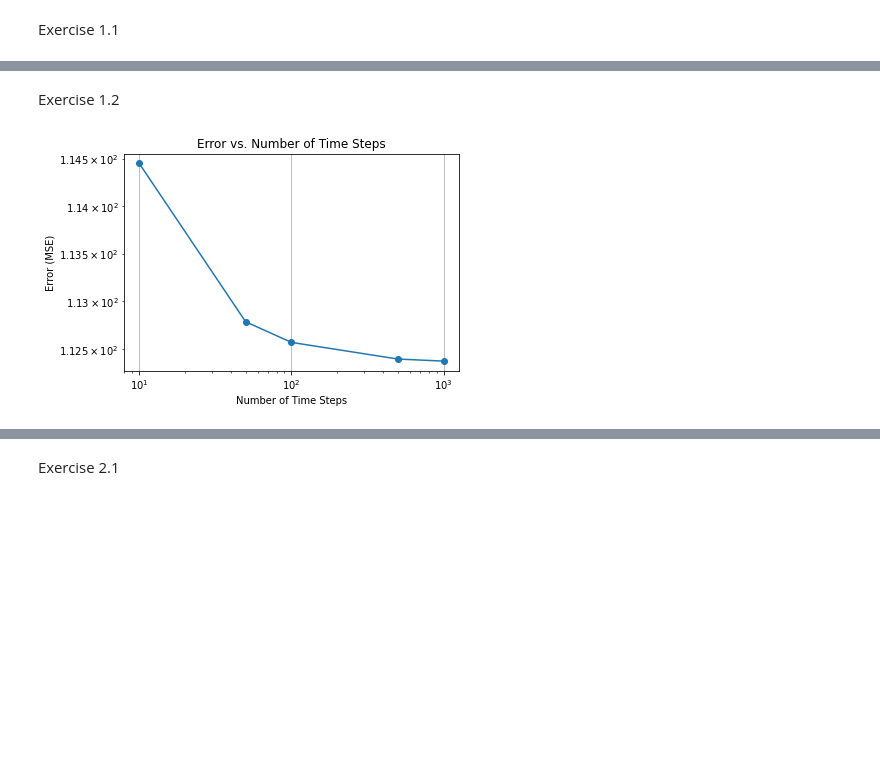
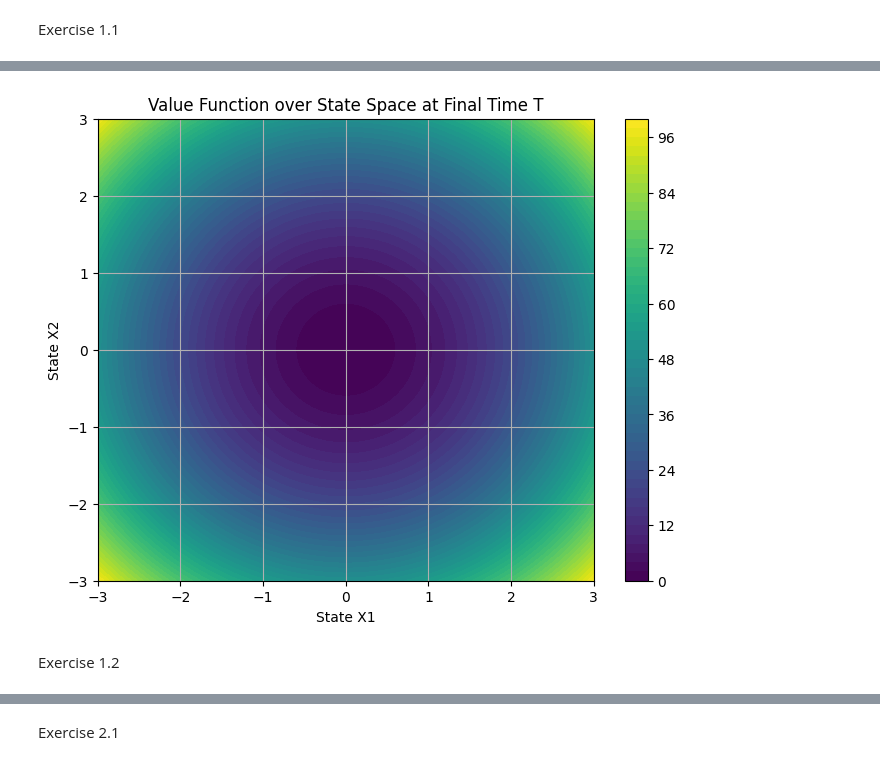
Before and after one commit to Kian-P/SCDAA, a Jupyter notebook: SCDAA-CW.ipynb, the cells around one changed output, grey strips where cells are left out. Drawn from its saved outputs; the diff is of its cells as text; code cells hidden in the pictures; blank space fills up the shorter version.

```diff
--- a/SCDAA-CW.ipynb
+++ b/SCDAA-CW.ipynb
@@ -106,3 +154,30 @@ v_values, a_values
+# %%
+# Solve the Riccati ODE using the given time grid
+lqr_problem.solve_riccati_ode(time_grid)
+
+# Generate a grid of state space points to compute the value function
+state_space_grid = np.linspace(-3, 3, 100)
+X1, X2 = np.meshgrid(state_space_grid, state_space_grid)
+value_function_values = np.zeros_like(X1)
+
+# Compute the value function for each point in the state space grid at time T
+for i in range(X1.shape[0]):
+    for j in range(X1.shape[1]):
+        x = torch.tensor([X1[i, j], X2[i, j]], dtype=torch.float32).unsqueeze(0)
+        value = lqr_problem.compute_value_function(x, t=T).item()  # Compute at final time T
+        value_function_values[i, j] = value
+
+# Plotting the value function
+plt.figure(figsize=(8, 6))
+cp = plt.contourf(X1, X2, value_function_values, cmap='viridis', levels=50)
+plt.colorbar(cp)
+plt.xlabel('State X1')
+plt.ylabel('State X2')
+plt.title('Value Function over State Space at Final Time T')
+plt.grid(True)
+plt.show()
+# %% [output]
+[figure, added]
 # %% [markdown]
 Exercise 1.2
 # %%
@@ -138,30 +258,29 @@ def compute_error(final_costs, theoretical_value):
 # %%
 # Example usage:
 x0 = torch.tensor([1.0, 1.0])  # Initial state
-theoretical_value = lqr_problem.compute_value_function(x0.unsqueeze(0)).item()
 
 # Number of time steps and Monte Carlo samples for the simulation
-N_steps_list = [10, 50, 100, 500, 1000]
-num_samples = 10
+N_steps_list = [10, 50, 100, 500, 1000, 5000]
+num_samples = 10000
 
+# Generate a time grid for solving the Riccati ODE
+time_grid = np.linspace(0, T, 10000)  # Fine time grid for better accuracy
+lqr_problem.solve_riccati_ode(time_grid)
+
+# Compute the theoretical value at the initial state x0
+theoretical_value = lqr_problem.compute_value_function(x0.unsqueeze(0), t=0).item()
+
+# Run the simulation and compute errors for different numbers of time steps
 errors = []
-f=[]
-tt=[]
 for N_steps in N_steps_list:
-    final_costs = simulate_dynamics(lqr_problem, x0, N_steps, num_samples)[0]
-    xxx = simulate_dynamics(lqr_problem, x0, N_steps, num_samples)[1]
-    if N_steps == 1000:
-        f.append(final_costs)
-        tt.append(N_steps)
+    final_costs = simulate_dynamics(lqr_problem, x0, N_steps, num_samples)
     error = compute_error(final_costs, theoretical_value)
     errors.append(error)
 
-# Plotting the error as a function of the number of time steps
+# Plot the error vs. number of time steps
 plt.loglog(N_steps_list, errors, marker='o')
 plt.xlabel('Number of Time Steps')
 plt.ylabel('Error (MSE)')
 plt.title('Error vs. Number of Time Steps')
 plt.grid(True)
 plt.show()
-# %% [output]
-[figure, removed]
```
Also changed, not shown: parts of 5 cells of this notebook.
